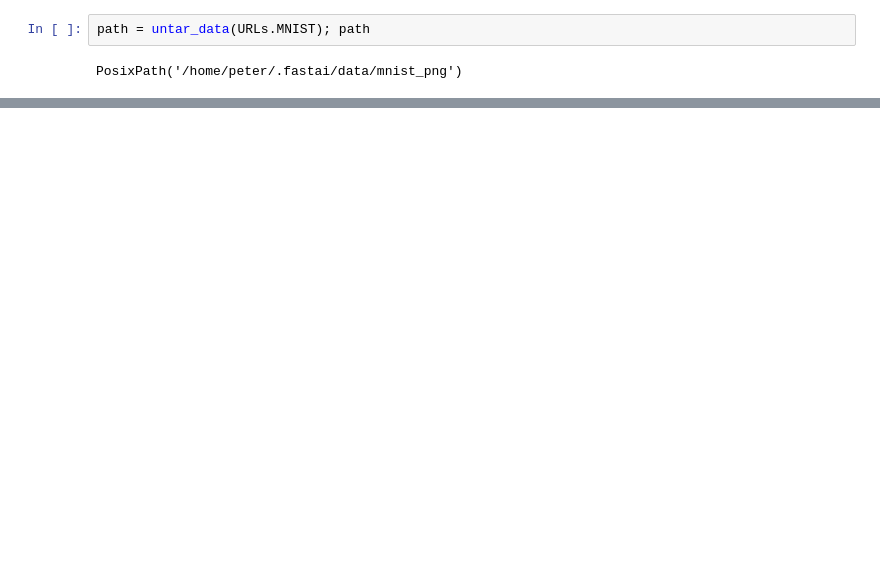
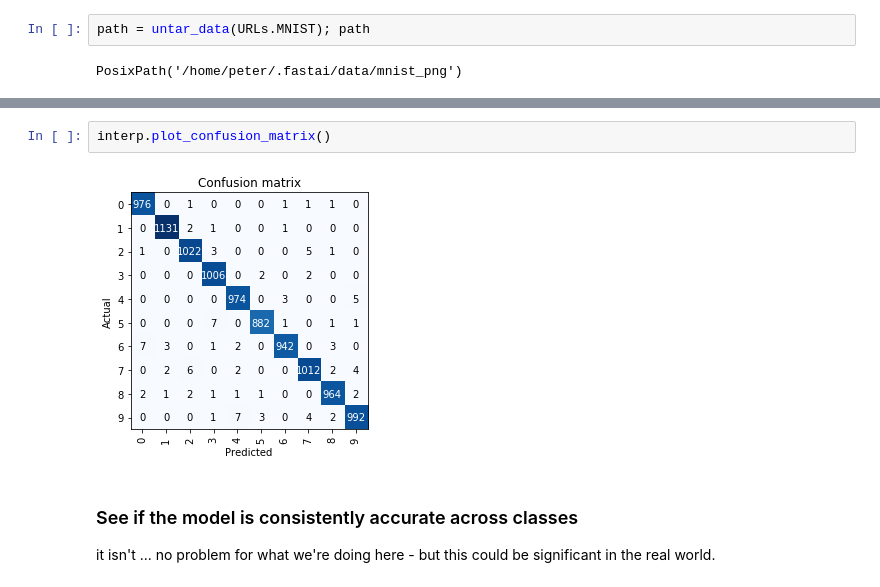
Before and after one commit to pete88b/data-science, a Jupyter notebook: myohddac/notebooks/mnist-training.ipynb, the cells around one changed output, grey strips where cells are left out. Cells and saved outputs as stored; diff of their text form; blank space fills up the shorter version.

```diff
--- a/myohddac/notebooks/mnist-training.ipynb
+++ b/myohddac/notebooks/mnist-training.ipynb
@@ -31,0 +118,8 @@ learn.fit_one_cycle(1, 5e-3)
+# %%
+interp.plot_confusion_matrix()
+# %% [output]
+[figure, added]
+# %% [markdown]
+### See if the model is consistently accurate across classes
+
+it isn't ... no problem for what we're doing here - but this could be significant in the real world.
```
Also changed, not shown: parts of 20 cells of this notebook, 12 other files.
